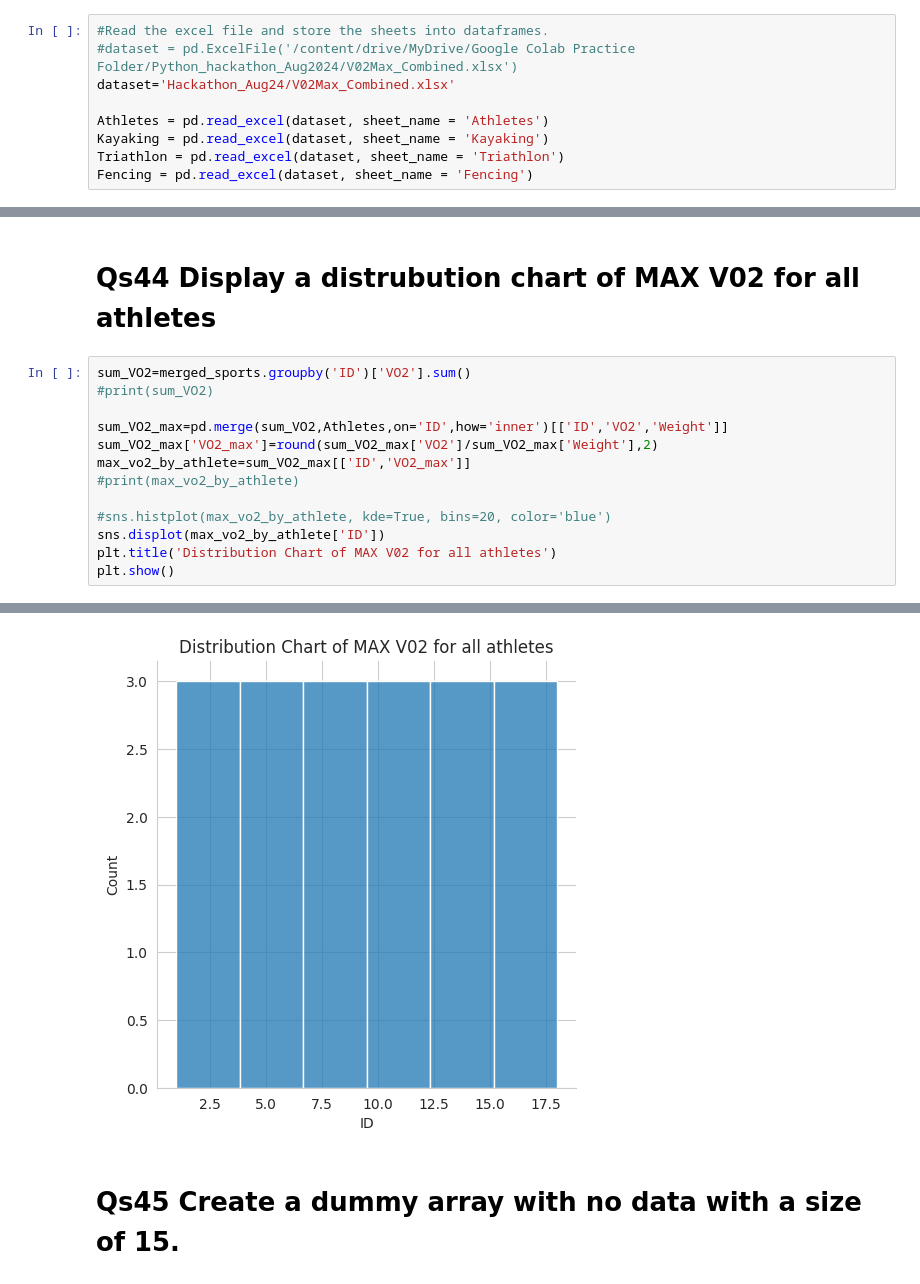
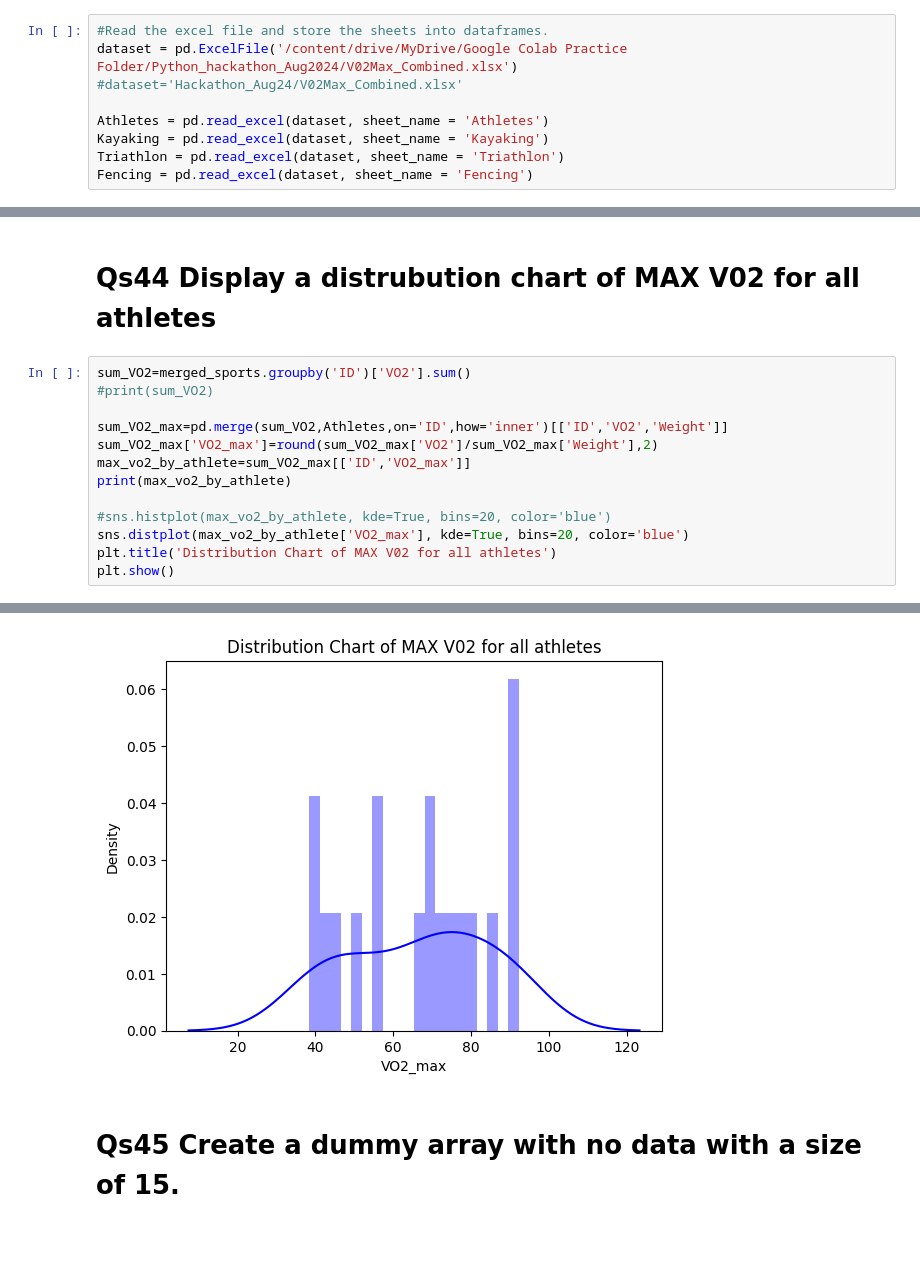
Before and after one commit to Soumi88-dev/Team4_Python_Warriors, a Jupyter notebook: Team4_Python_Warriers_Main80_Questions.ipynb, the cells around one changed output, grey strips where cells are left out. Saved outputs shown, nothing was run; the diff lists cells and outputs as text; blank space fills up the shorter version.

```diff
--- a/Team4_Python_Warriers_Main80_Questions.ipynb
+++ b/Team4_Python_Warriers_Main80_Questions.ipynb
@@ -18,7 +17,7 @@ Mounted at /content/drive
 # %%
 #Read the excel file and store the sheets into dataframes.
-#dataset = pd.ExcelFile('/content/drive/MyDrive/Google Colab Practice Folder/Python_hackathon_Aug2024/V02Max_Combined.xlsx')
-dataset='Hackathon_Aug24/V02Max_Combined.xlsx'
+dataset = pd.ExcelFile('/content/drive/MyDrive/Google Colab Practice Folder/Python_hackathon_Aug2024/V02Max_Combined.xlsx')
+#dataset='Hackathon_Aug24/V02Max_Combined.xlsx'
 
 Athletes = pd.read_excel(dataset, sheet_name = 'Athletes')
 Kayaking = pd.read_excel(dataset, sheet_name = 'Kayaking')
@@ -856,10 +867,10 @@ sum_VO2=merged_sports.groupby('ID')['VO2'].sum()
 sum_VO2_max=pd.merge(sum_VO2,Athletes,on='ID',how='inner')[['ID','VO2','Weight']]
 sum_VO2_max['VO2_max']=round(sum_VO2_max['VO2']/sum_VO2_max['Weight'],2)
 max_vo2_by_athlete=sum_VO2_max[['ID','VO2_max']]
-#print(max_vo2_by_athlete)
+print(max_vo2_by_athlete)
 
 #sns.histplot(max_vo2_by_athlete, kde=True, bins=20, color='blue')
-sns.displot(max_vo2_by_athlete['ID'])
+sns.distplot(max_vo2_by_athlete['VO2_max'], kde=True, bins=20, color='blue')
 plt.title('Distribution Chart of MAX V02 for all athletes')
 plt.show()
 # %% [output]
@@ -866,4 +896,4 @@ plt.show()
-[figure, old version]
+[figure, new version]
 # %% [markdown]
 # Qs45 Create a dummy array with no data with a size of 15.
 # %%
```
Also changed, not shown: parts of 25 cells of this notebook.
